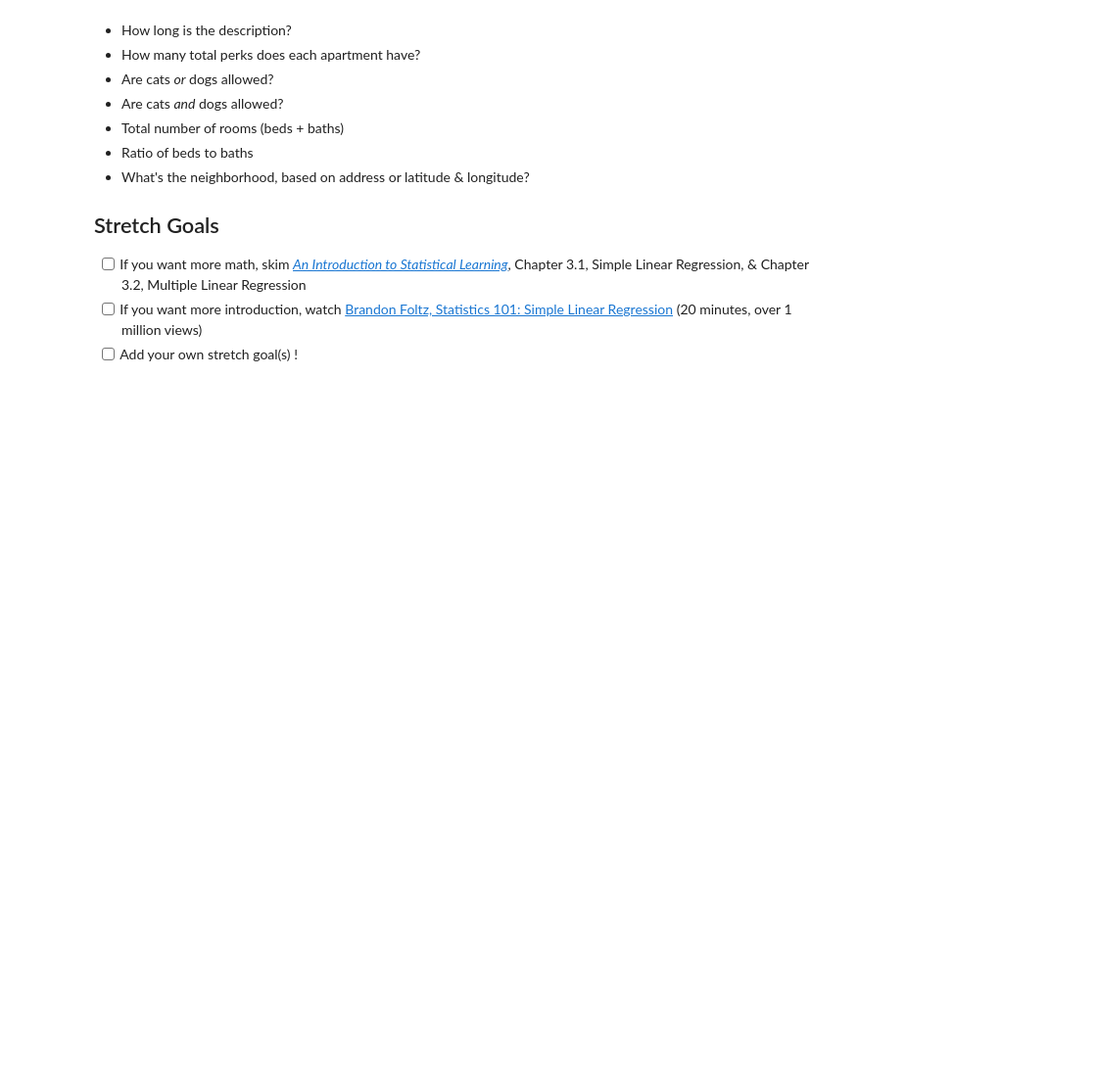
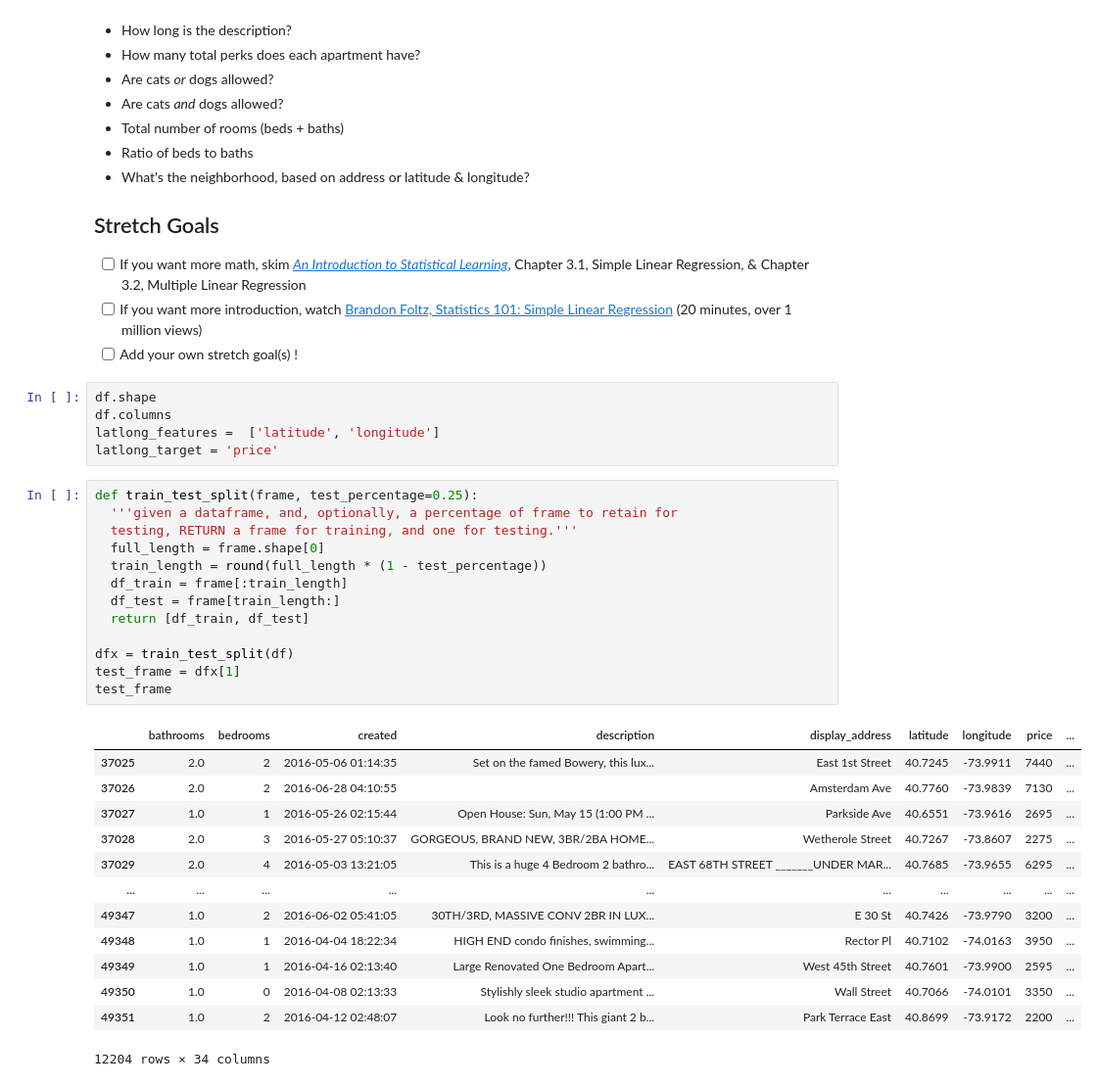
Before and after one commit to gptix/DS-Unit-2-Linear-Models, a Jupyter notebook: Jud_Taylor_assignment_regression_classification_2.ipynb, the cells around one changed output. Shown at 98% size. Drawn from its saved outputs; the diff is of its cells as text; blank space fills up the shorter version.

```diff
--- a/Jud_Taylor_assignment_regression_classification_2.ipynb
+++ b/Jud_Taylor_assignment_regression_classification_2.ipynb
@@ -309,3 +306,35 @@ R^2, test: 43.55%
 - [ ] If you want more introduction, watch [Brandon Foltz, Statistics 101: Simple Linear Regression](https://www.youtube.com/watch?v=ZkjP5RJLQF4)
 (20 minutes, over 1 million views)
 - [ ] Add your own stretch goal(s) !
+# %%
+df.shape
+df.columns
+latlong_features =  ['latitude', 'longitude']
+latlong_target = 'price'
+# %%
+def train_test_split(frame, test_percentage=0.25):
+  '''given a dataframe, and, optionally, a percentage of frame to retain for
+  testing, RETURN a frame for training, and one for testing.'''
+  full_length = frame.shape[0]
+  train_length = round(full_length * (1 - test_percentage))
+  df_train = frame[:train_length]
+  df_test = frame[train_length:]
+  return [df_train, df_test]
+
+dfx = train_test_split(df)
+test_frame = dfx[1]
+test_frame
+# %% [output]
+|  | bathrooms | bedrooms | created | description | display_address | latitude | longitude | price | ... |
+| 37025 | 2.0 | 2 | 2016-05-06 01:14:35 | Set on the famed Bowery, this lux... | East 1st Street | 40.7245 | -73.9911 | 7440 | ... |
+| 37026 | 2.0 | 2 | 2016-06-28 04:10:55 |  | Amsterdam Ave | 40.7760 | -73.9839 | 7130 | ... |
+| 37027 | 1.0 | 1 | 2016-05-26 02:15:44 | Open House: Sun, May 15 (1:00 PM ... | Parkside Ave | 40.6551 | -73.9616 | 2695 | ... |
+| 37028 | 2.0 | 3 | 2016-05-27 05:10:37 | GORGEOUS, BRAND NEW, 3BR/2BA HOME... | Wetherole Street | 40.7267 | -73.8607 | 2275 | ... |
+| 37029 | 2.0 | 4 | 2016-05-03 13:21:05 | This is a huge 4 Bedroom 2 bathro... | EAST 68TH STREET _______UNDER MAR... | 40.7685 | -73.9655 | 6295 | ... |
+| ... | ... | ... | ... | ... | ... | ... | ... | ... | ... |
+| 49347 | 1.0 | 2 | 2016-06-02 05:41:05 | 30TH/3RD, MASSIVE CONV 2BR IN LUX... | E 30 St | 40.7426 | -73.9790 | 3200 | ... |
+| 49348 | 1.0 | 1 | 2016-04-04 18:22:34 | HIGH END condo finishes, swimming... | Rector Pl | 40.7102 | -74.0163 | 3950 | ... |
+| 49349 | 1.0 | 1 | 2016-04-16 02:13:40 | Large Renovated One Bedroom Apart... | West 45th Street | 40.7601 | -73.9900 | 2595 | ... |
+| 49350 | 1.0 | 0 | 2016-04-08 02:13:33 | Stylishly sleek studio apartment ... | Wall Street | 40.7066 | -74.0101 | 3350 | ... |
+| 49351 | 1.0 | 2 | 2016-04-12 02:48:07 | Look no further!!! This giant 2 b... | Park Terrace East | 40.8699 | -73.9172 | 2200 | ... |
+12204 rows × 34 columns
```
Also changed, not shown: parts of 14 cells of this notebook.
